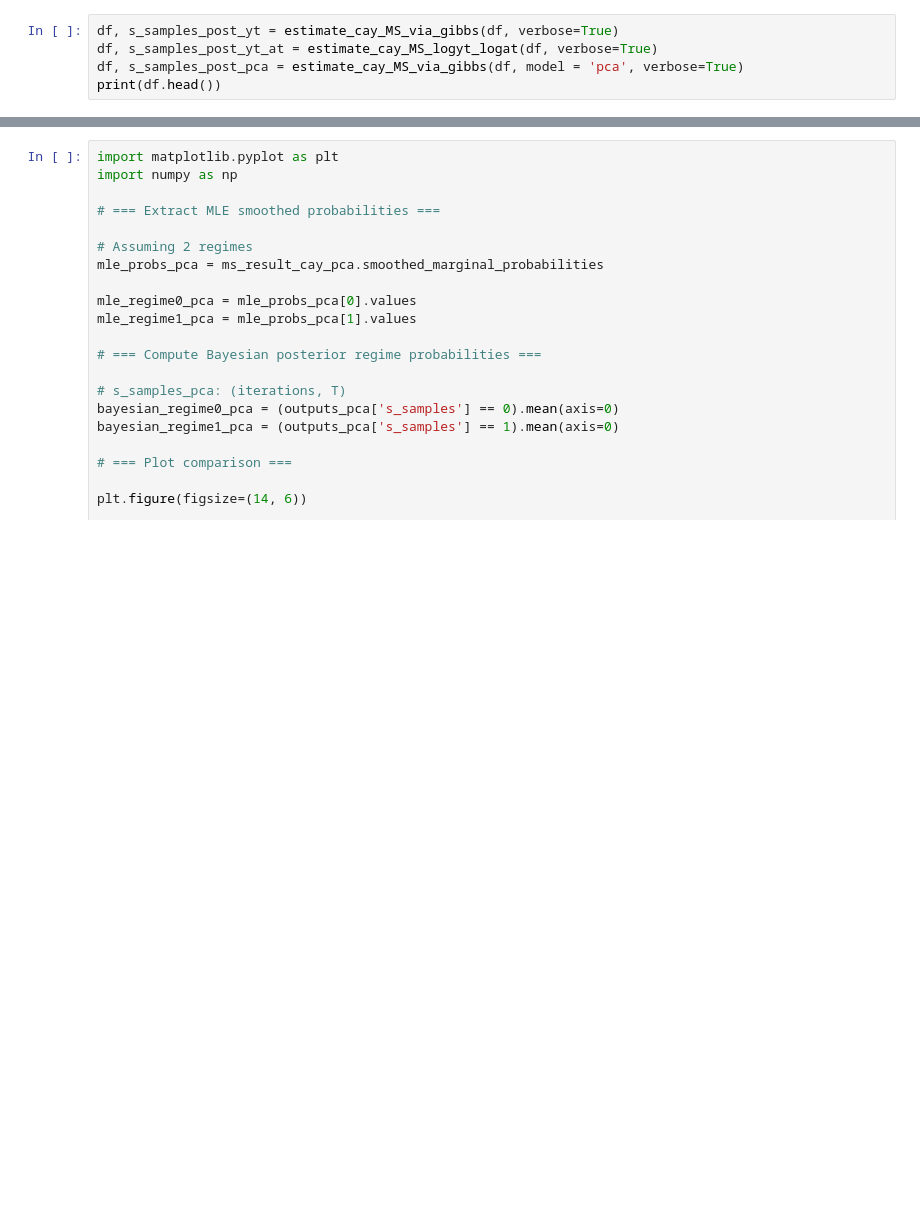
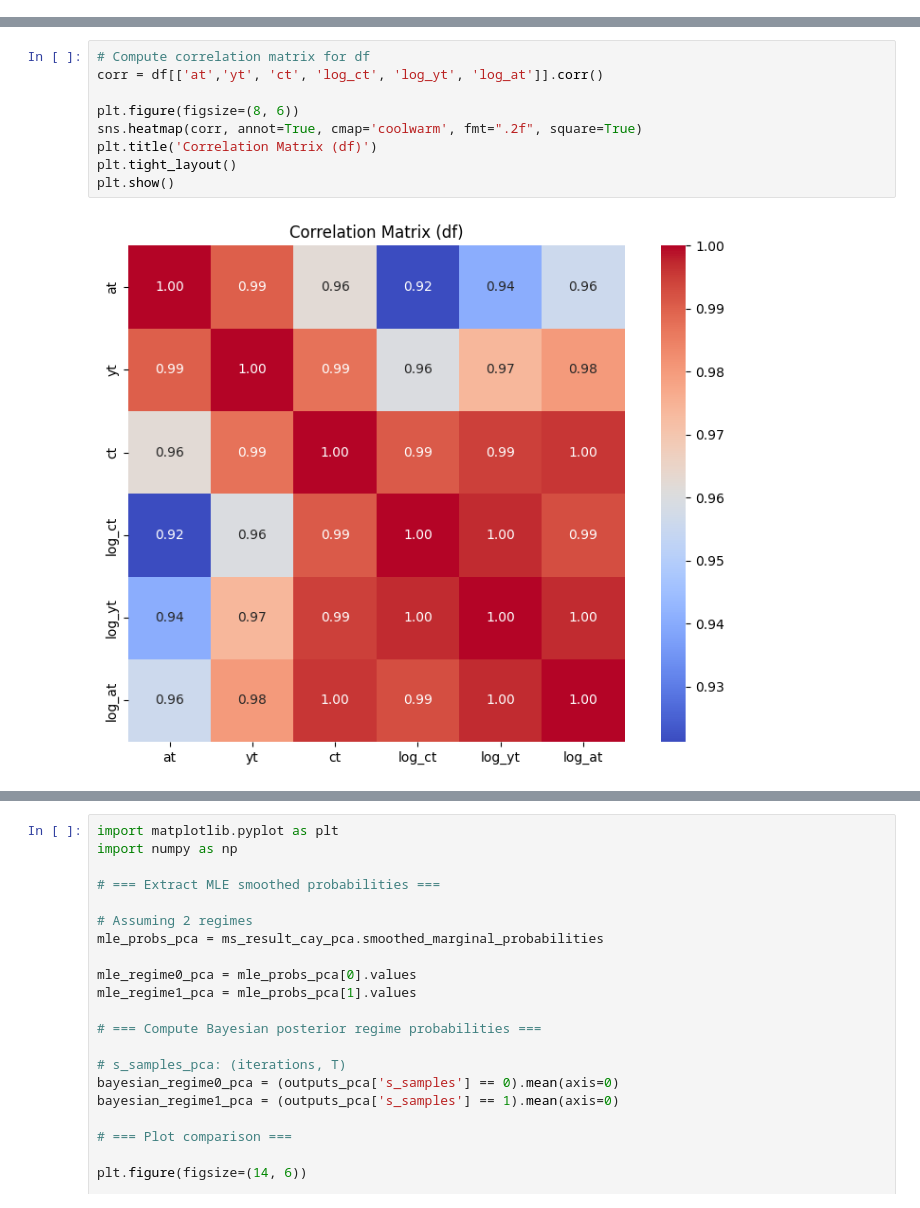
Before and after one commit to Stef-creator/cay-regime-switching, a Jupyter notebook: notebook_2.ipynb, the cells around one changed output, grey strips where cells are left out. Saved outputs shown, nothing was run; the diff lists cells and outputs as text; blank space fills up the shorter version.

```diff
--- a/notebook_2.ipynb
+++ b/notebook_2.ipynb
@@ -30,5 +217,0 @@ print(df.tail())
-# %%
-df, s_samples_post_yt = estimate_cay_MS_via_gibbs(df, verbose=True)
-df, s_samples_post_yt_at = estimate_cay_MS_logyt_logat(df, verbose=True)
-df, s_samples_post_pca = estimate_cay_MS_via_gibbs(df, model = 'pca', verbose=True)
-print(df.head())
@@ -34,0 +238,11 @@ print(df.head())
+# %%
+# Compute correlation matrix for df
+corr = df[['at','yt', 'ct', 'log_ct', 'log_yt', 'log_at']].corr()
+
+plt.figure(figsize=(8, 6))
+sns.heatmap(corr, annot=True, cmap='coolwarm', fmt=".2f", square=True)
+plt.title('Correlation Matrix (df)')
+plt.tight_layout()
+plt.show()
+# %% [output]
+[figure, added]
```
Also changed, not shown: parts of 62 cells of this notebook, 4 other files.
